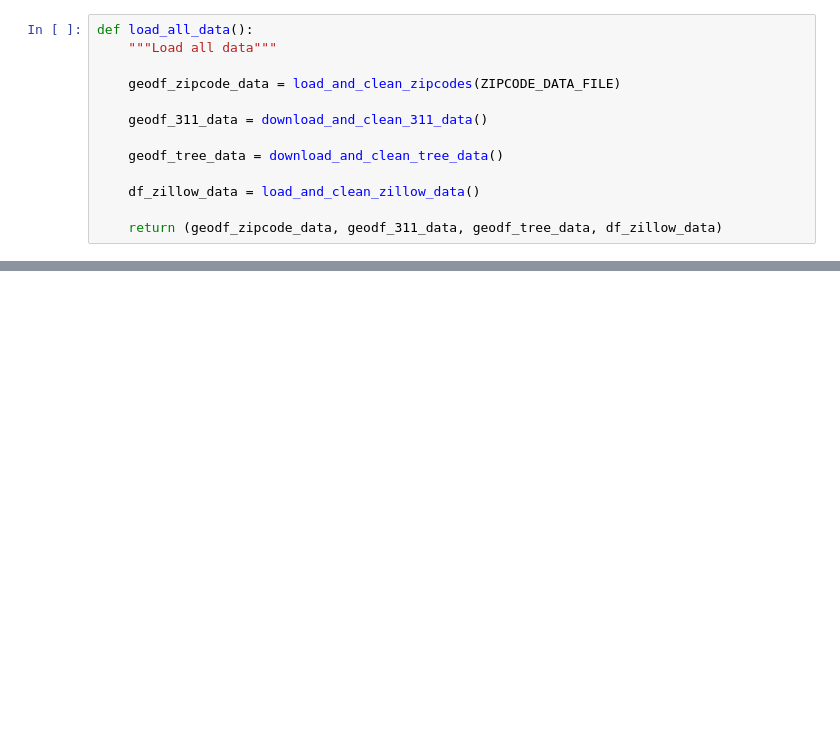
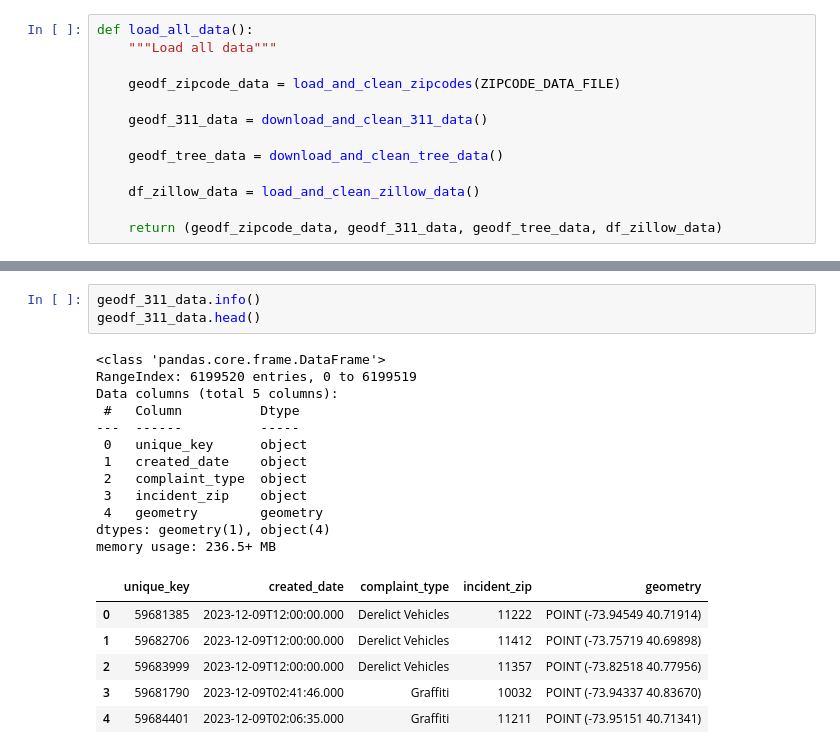
Before and after one commit to dehaoqian/4501-Python-Project, a Jupyter notebook: Untitled-1.ipynb, the cells around one changed output, grey strips where cells are left out. Cells and saved outputs as stored; diff of their text form; blank space fills up the shorter version.

```diff
--- a/Untitled-1.ipynb
+++ b/Untitled-1.ipynb
@@ -390,0 +433,22 @@ def load_all_data():
+# %%
+geodf_311_data.info()
+geodf_311_data.head()
+# %% [output]
+<class 'pandas.core.frame.DataFrame'>
+RangeIndex: 6199520 entries, 0 to 6199519
+Data columns (total 5 columns):
+ #   Column          Dtype
+---  ------          -----
+ 0   unique_key      object
+ 1   created_date    object
+ 2   complaint_type  object
+ 3   incident_zip    object
+ 4   geometry        geometry
+dtypes: geometry(1), object(4)
+memory usage: 236.5+ MB
+|  | unique_key | created_date | complaint_type | incident_zip | geometry |
+| 0 | 59681385 | 2023-12-09T12:00:00.000 | Derelict Vehicles | 11222 | POINT (-73.94549 40.71914) |
+| 1 | 59682706 | 2023-12-09T12:00:00.000 | Derelict Vehicles | 11412 | POINT (-73.75719 40.69898) |
+| 2 | 59683999 | 2023-12-09T12:00:00.000 | Derelict Vehicles | 11357 | POINT (-73.82518 40.77956) |
+| 3 | 59681790 | 2023-12-09T02:41:46.000 | Graffiti | 10032 | POINT (-73.94337 40.83670) |
+| 4 | 59684401 | 2023-12-09T02:06:35.000 | Graffiti | 11211 | POINT (-73.95151 40.71341) |
```
Also changed, not shown: parts of 5 cells of this notebook, 49 other files.
